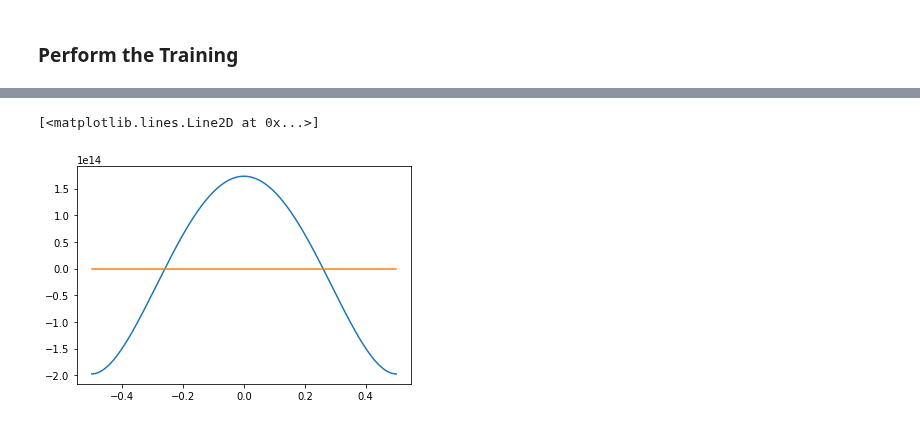
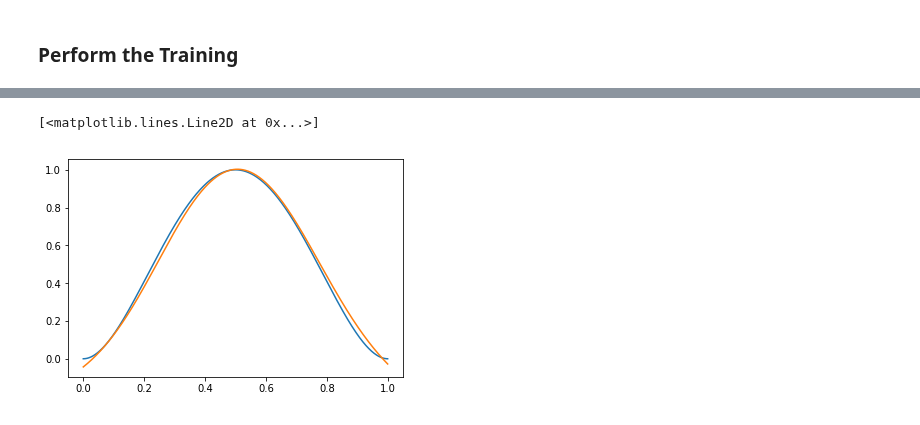
Before and after one commit to suizo12/TSM_DeLearn, a Jupyter notebook: work03/universal_representation_learning_stud.ipynb, the cells around one changed output, grey strips where cells are left out. Drawn from its saved outputs; the diff is of its cells as text; code cells hidden in the pictures.

```diff
--- a/work03/universal_representation_learning_stud.ipynb
+++ b/work03/universal_representation_learning_stud.ipynb
@@ -340,17 +340,19 @@ plt.semilogy(epochs,costs)
 # %%
 mtest = 1000
 Xtest,Ytest = generate_inputs(mtest, func, random=False, vargs=vargs)
 
 # Do the prediction with the trained model
 
 ### START YOUR CODE ###
-Xtest, muX, stdevX = normalize(Xtest)
-Ytest, muY, stdevY = normalize(Ytest)
-Ypred = predict(Xtest,W1,b1,W2,b2)
+Xtest, muX, stdevX = normalize(Xtest, muX, stdevX)
+Ypred = predict(Xtest, params['W1'], params['b1'], params['W2'], params['b2'])
+
+Xtest = inv_normalize(Xtest, muX, stdevX)
+Ypred = inv_normalize(Ypred, muY, stdevY)
 ### END YOUR CODE ###
 
-plt.plot(norm_Xtest[0,:],norm_Ytest[0,:])
-plt.plot(norm_Xtest[0,:],Ypred[0,:])
+plt.plot(Xtest[0,:],Ytest[0,:])
+plt.plot(Xtest[0,:],Ypred[0,:])
 # %% [output]
 [<matplotlib.lines.Line2D at 0x...>]
-[figure, old version]
+[figure, new version]
```
Also changed, not shown: parts of 2 cells of this notebook.
